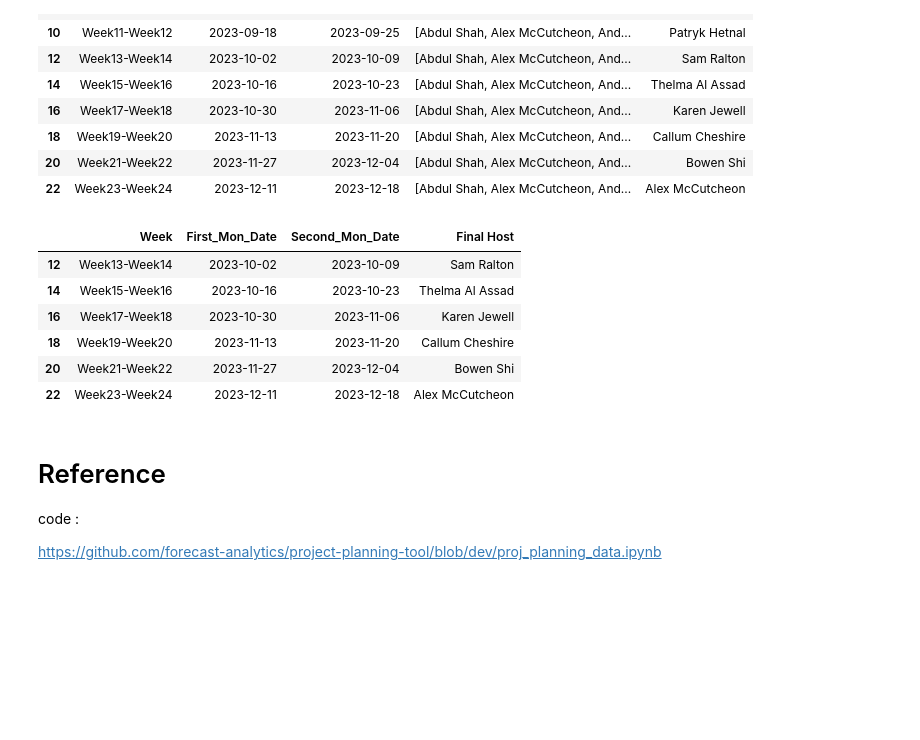
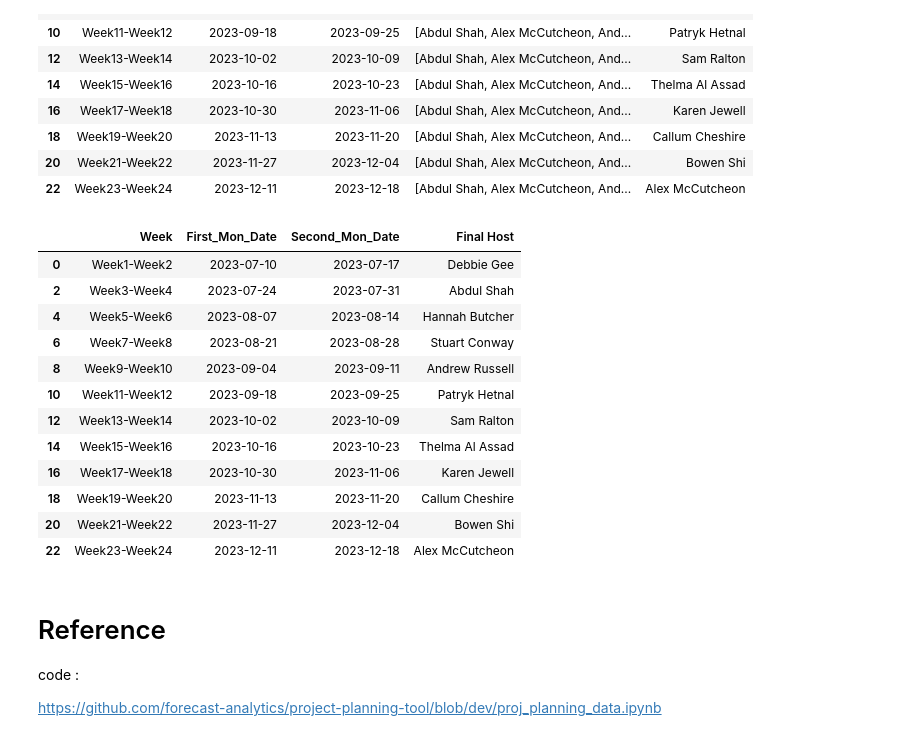
Before and after one commit to MengLi626/Internal_Monday_Host_Schedule_Tool-, a Jupyter notebook: proj_monday_host_v5.ipynb, the cells around one changed output. Drawn from its saved outputs; the diff is of its cells as text; code cells hidden in the pictures; blank space fills up the shorter version.

Commit message:
update the full list in 2023

```diff
--- a/proj_monday_host_v5.ipynb
+++ b/proj_monday_host_v5.ipynb
@@ -369,11 +369,18 @@ Monday_host_list
 | 20 | Week21-Week22 | 2023-11-27 | 2023-12-04 | [Abdul Shah, Alex McCutcheon, And... | Bowen Shi |
 | 22 | Week23-Week24 | 2023-12-11 | 2023-12-18 | [Abdul Shah, Alex McCutcheon, And... | Alex McCutcheon |
 # %%
-Monday_host_list_outcome = Monday_host_list.loc[Monday_host_list['First_Mon_Date'] >= select_date_start_at]
+# Monday_host_list_outcome = Monday_host_list.loc[Monday_host_list['First_Mon_Date'] >= select_date_start_at]
+Monday_host_list_outcome = Monday_host_list
 Monday_host_list_outcome = Monday_host_list_outcome.drop(columns=['Host_list'])
 Monday_host_list_outcome
 # %% [output]
 |  | Week | First_Mon_Date | Second_Mon_Date | Final Host |
+| 0 | Week1-Week2 | 2023-07-10 | 2023-07-17 | Debbie Gee |
+| 2 | Week3-Week4 | 2023-07-24 | 2023-07-31 | Abdul Shah |
+| 4 | Week5-Week6 | 2023-08-07 | 2023-08-14 | Hannah Butcher |
+| 6 | Week7-Week8 | 2023-08-21 | 2023-08-28 | Stuart Conway |
+| 8 | Week9-Week10 | 2023-09-04 | 2023-09-11 | Andrew Russell |
+| 10 | Week11-Week12 | 2023-09-18 | 2023-09-25 | Patryk Hetnal |
 | 12 | Week13-Week14 | 2023-10-02 | 2023-10-09 | Sam Ralton |
 | 14 | Week15-Week16 | 2023-10-16 | 2023-10-23 | Thelma Al Assad |
 | 16 | Week17-Week18 | 2023-10-30 | 2023-11-06 | Karen Jewell |
```
Also changed, not shown: 1 other file.
